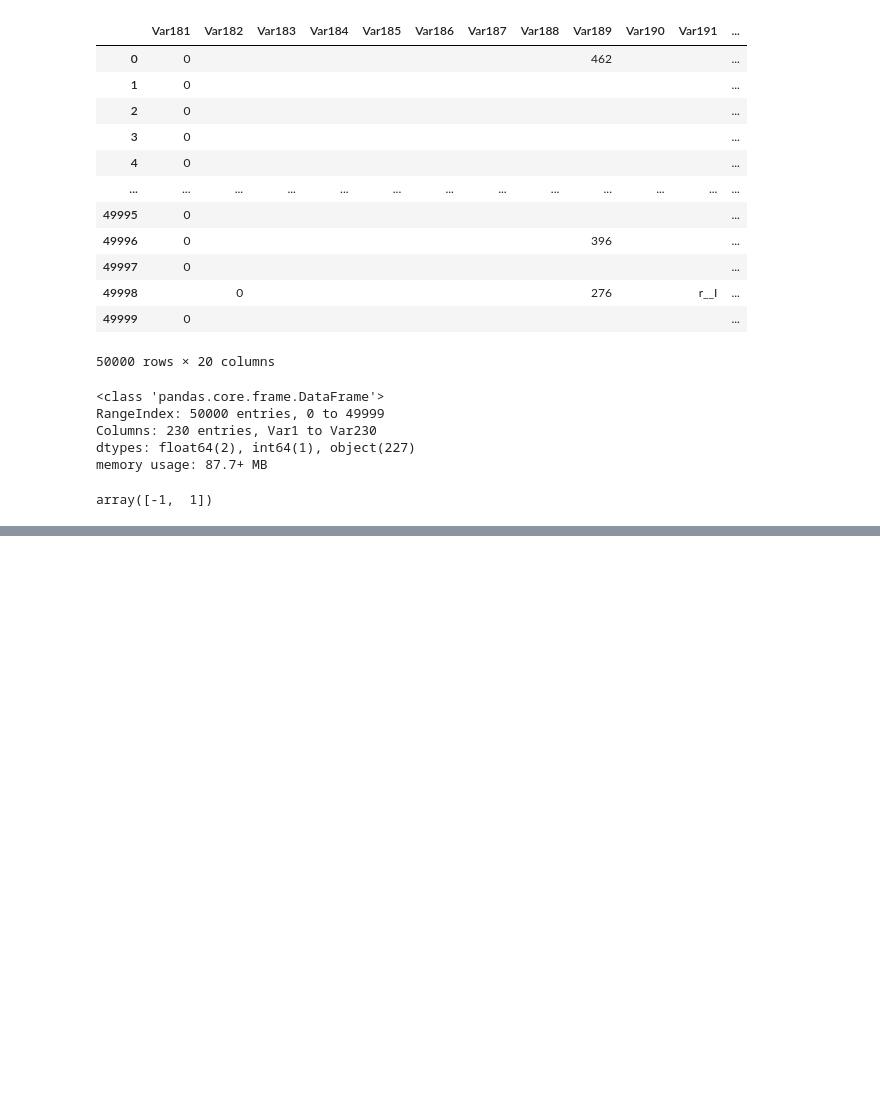
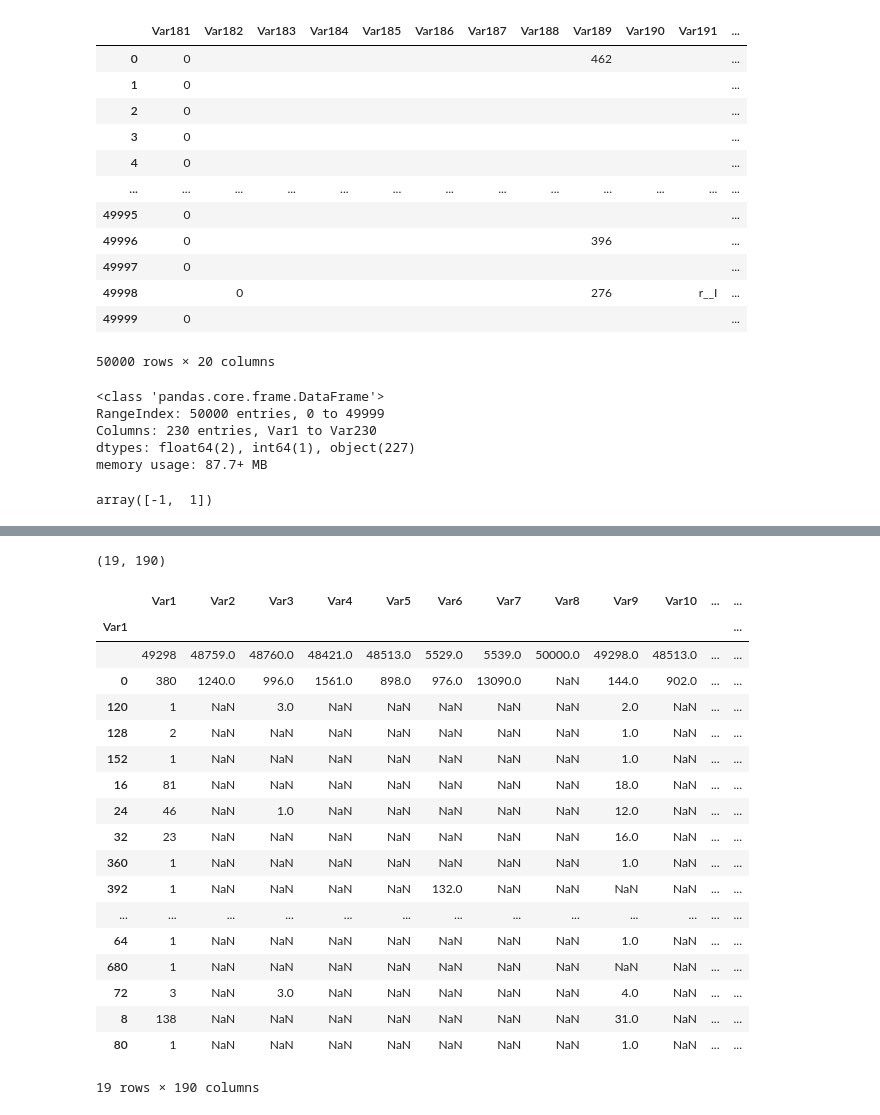
Before and after one commit to felipedepauli/challenges, a Jupyter notebook: 03_kdd_cup_2009/program.ipynb, the cells around one changed output, grey strips where cells are left out. Saved outputs shown, nothing was run; the diff lists cells and outputs as text; code cells hidden in the pictures; blank space fills up the shorter version.

```diff
--- a/03_kdd_cup_2009/program.ipynb
+++ b/03_kdd_cup_2009/program.ipynb
@@ -109,0 +135,5 @@ All seems to be as expected. We have
+# %%
+all_vars = np.array(df.columns)
+# %%
+num_vars = np.array(all_vars[0:190])
+cat_vars = np.array(all_vars[190:])
@@ -109,0 +167,31 @@ All seems to be as expected. We have
+# %%
+counts_per_column = pd.DataFrame()
+for column in num_vars:
+    col_count = df.groupby(column).size()
+    counts_per_column[column] = col_count
+# %%
+counts_per_column.shape
+# %% [output]
+(19, 190)
+# %%
+counts_per_column
+# %% [output]
+|  | Var1 | Var2 | Var3 | Var4 | Var5 | Var6 | Var7 | Var8 | Var9 | Var10 | ... | ... |
+| Var1 |  |  |  |  |  |  |  |  |  |  |  | ... |
+|  | 49298 | 48759.0 | 48760.0 | 48421.0 | 48513.0 | 5529.0 | 5539.0 | 50000.0 | 49298.0 | 48513.0 | ... | ... |
+| 0 | 380 | 1240.0 | 996.0 | 1561.0 | 898.0 | 976.0 | 13090.0 | NaN | 144.0 | 902.0 | ... | ... |
+| 120 | 1 | NaN | 3.0 | NaN | NaN | NaN | NaN | NaN | 2.0 | NaN | ... | ... |
+| 128 | 2 | NaN | NaN | NaN | NaN | NaN | NaN | NaN | 1.0 | NaN | ... | ... |
+| 152 | 1 | NaN | NaN | NaN | NaN | NaN | NaN | NaN | 1.0 | NaN | ... | ... |
+| 16 | 81 | NaN | NaN | NaN | NaN | NaN | NaN | NaN | 18.0 | NaN | ... | ... |
+| 24 | 46 | NaN | 1.0 | NaN | NaN | NaN | NaN | NaN | 12.0 | NaN | ... | ... |
+| 32 | 23 | NaN | NaN | NaN | NaN | NaN | NaN | NaN | 16.0 | NaN | ... | ... |
+| 360 | 1 | NaN | NaN | NaN | NaN | NaN | NaN | NaN | 1.0 | NaN | ... | ... |
+| 392 | 1 | NaN | NaN | NaN | NaN | 132.0 | NaN | NaN | NaN | NaN | ... | ... |
+| ... | ... | ... | ... | ... | ... | ... | ... | ... | ... | ... | ... | ... |
+| 64 | 1 | NaN | NaN | NaN | NaN | NaN | NaN | NaN | 1.0 | NaN | ... | ... |
+| 680 | 1 | NaN | NaN | NaN | NaN | NaN | NaN | NaN | NaN | NaN | ... | ... |
+| 72 | 3 | NaN | 3.0 | NaN | NaN | NaN | NaN | NaN | 4.0 | NaN | ... | ... |
+| 8 | 138 | NaN | NaN | NaN | NaN | NaN | NaN | NaN | 31.0 | NaN | ... | ... |
+| 80 | 1 | NaN | NaN | NaN | NaN | NaN | NaN | NaN | 1.0 | NaN | ... | ... |
+19 rows × 190 columns
```
Also changed, not shown: parts of 49 cells of this notebook, 1 other file.
